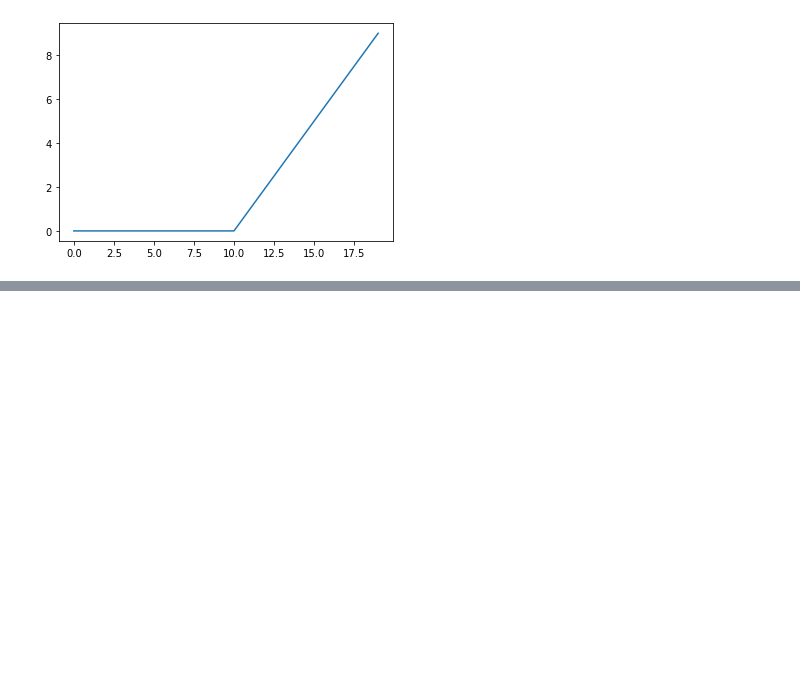
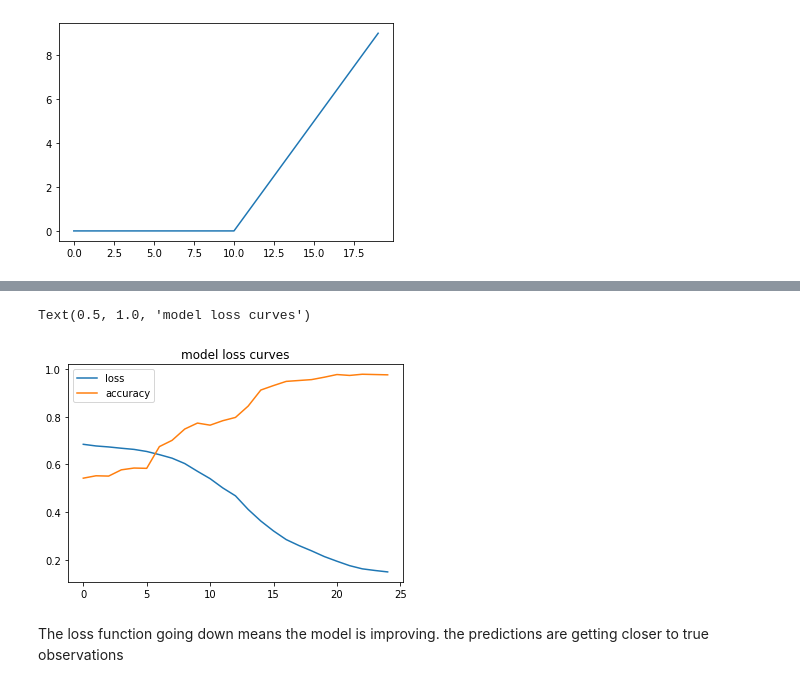
Before and after one commit to JaradAng/tensorflow_training, a Jupyter notebook: neural_network_classification.ipynb, the cells around one changed output, grey strips where cells are left out. Drawn from its saved outputs; the diff is of its cells as text; code cells hidden in the pictures; blank space fills up the shorter version.

```diff
--- a/neural_network_classification.ipynb
+++ b/neural_network_classification.ipynb
@@ -544,0 +650,9 @@ plt.plot(relu(A))
+# %%
+#plot the loss curve
+pd.DataFrame(history.history).plot()
+plt.title('model loss curves')
+# %% [output]
+Text(0.5, 1.0, 'model loss curves')
+[figure, added]
+# %% [markdown]
+The loss function going down means the model is improving. the predictions are getting closer to true observations
```
Also changed, not shown: parts of 14 cells of this notebook.
